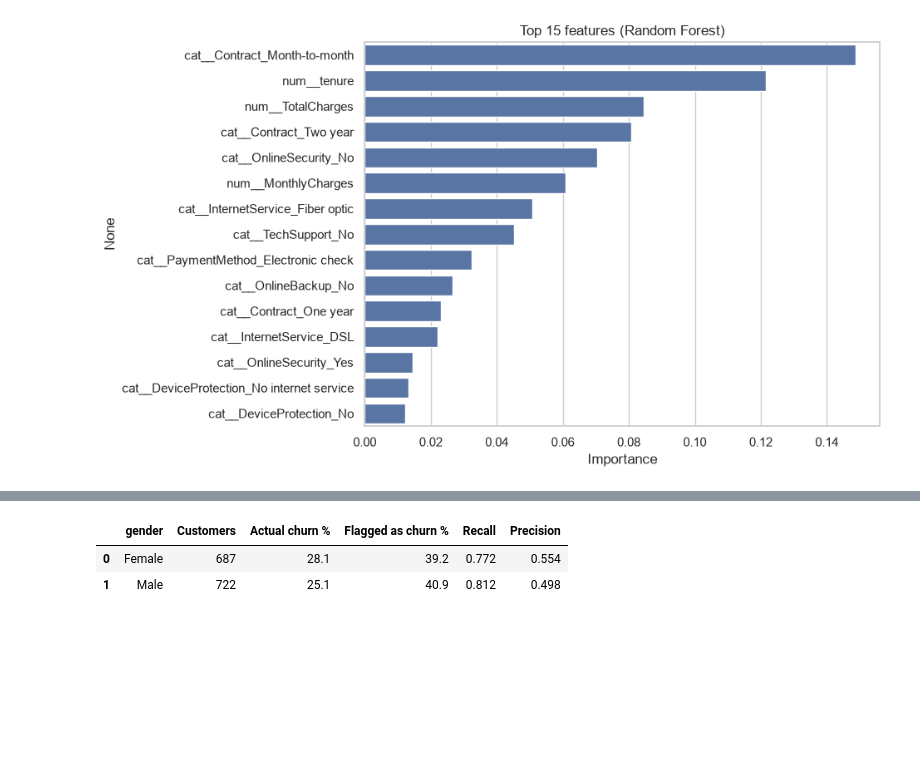
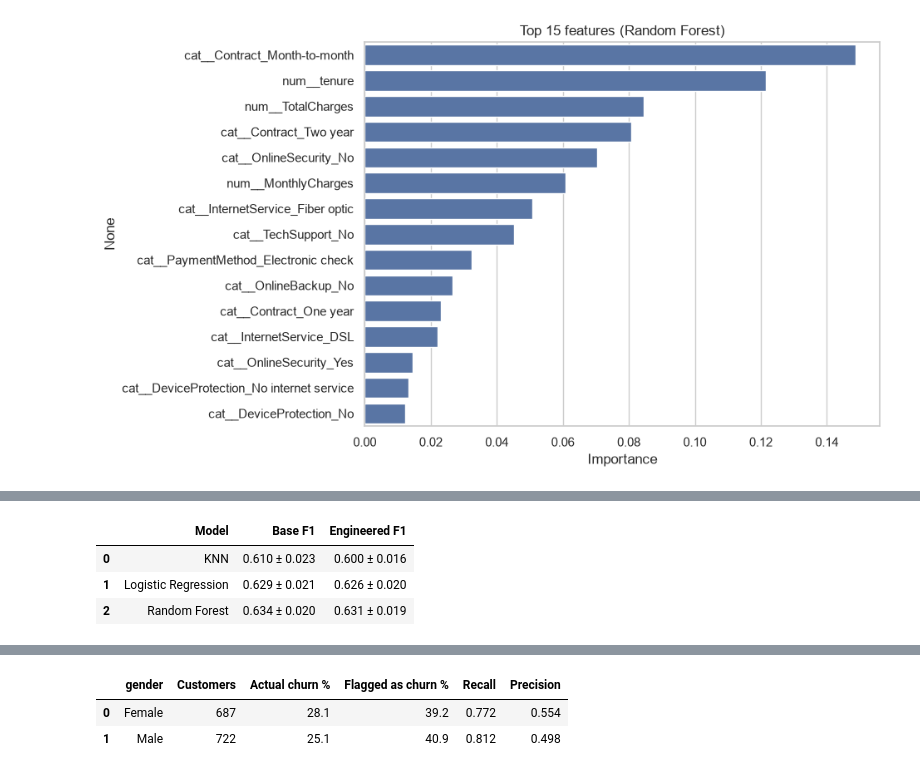
Before and after one commit to YJaruban/CW, a Jupyter notebook: churn.ipynb, the cells around one changed output, grey strips where cells are left out. Saved outputs shown, nothing was run; the diff lists cells and outputs as text; code cells hidden in the pictures; blank space fills up the shorter version.

```diff
--- a/churn.ipynb
+++ b/churn.ipynb
@@ -328,0 +437,28 @@ plt.show()
+# %%
+# Experiment 3, do the engineered features help? (5-fold CV on the training set)
+from sklearn.model_selection import cross_val_score
+from sklearn.base import clone
+
+fe_num = ["tenure", "MonthlyCharges", "TotalCharges", "NumServices"]
+fe_cat = [c for c in X_train_fe.columns if c not in fe_num]
+preprocess_fe = ColumnTransformer([
+    ("num", StandardScaler(), fe_num),
+    ("cat", OneHotEncoder(handle_unknown="ignore"), fe_cat),
+])
+
+fe_rows = []
+for name, model in best_models.items():
+    clf = model.named_steps["model"]
+    base = cross_val_score(Pipeline([("prep", preprocess), ("model", clone(clf))]),
+                           X_train, y_train, cv=cv, scoring="f1", n_jobs=-1)
+    eng = cross_val_score(Pipeline([("prep", preprocess_fe), ("model", clone(clf))]),
+                          X_train_fe, y_train, cv=cv, scoring="f1", n_jobs=-1)
+    fe_rows.append({"Model": name,
+                    "Base F1": f"{base.mean():.3f} ± {base.std():.3f}",
+                    "Engineered F1": f"{eng.mean():.3f} ± {eng.std():.3f}"})
+pd.DataFrame(fe_rows)
+# %% [output]
+|  | Model | Base F1 | Engineered F1 |
+| 0 | KNN | 0.610 ± 0.023 | 0.600 ± 0.016 |
+| 1 | Logistic Regression | 0.629 ± 0.021 | 0.626 ± 0.020 |
+| 2 | Random Forest | 0.634 ± 0.020 | 0.631 ± 0.019 |
```
Also changed, not shown: parts of 25 cells of this notebook, 4 other files.
